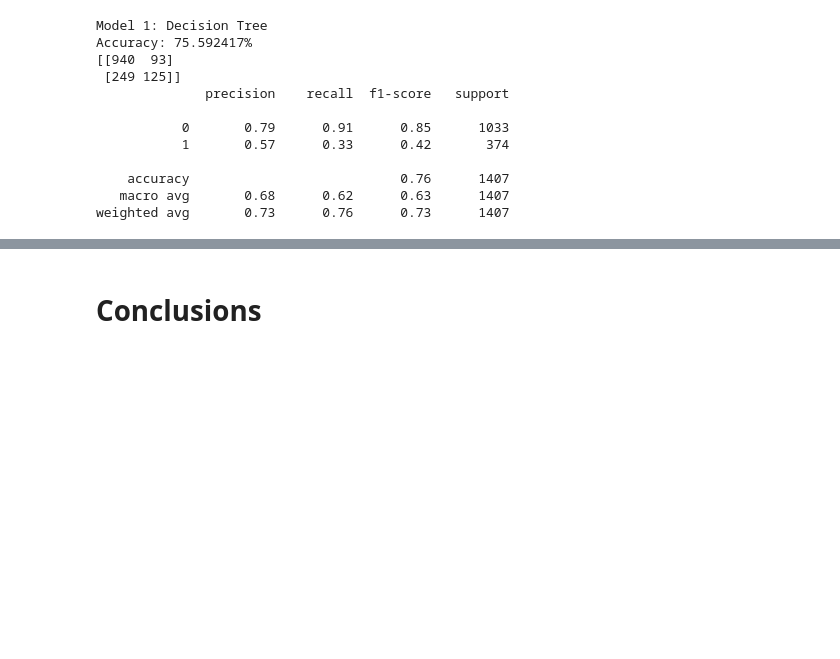
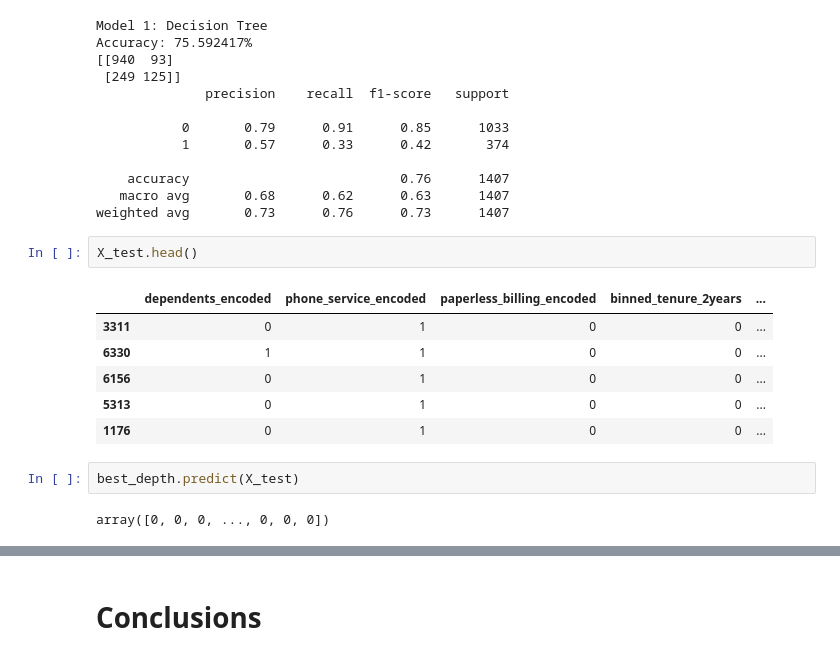
Before and after one commit to Severina7/Man_in_a_hole, a Jupyter notebook: DS_pipeline_Project1.ipynb, the cells around one changed output, grey strips where cells are left out. Drawn from its saved outputs; the diff is of its cells as text; blank space fills up the shorter version.

```diff
--- a/DS_pipeline_Project1.ipynb
+++ b/DS_pipeline_Project1.ipynb
@@ -1581,3 +1567,16 @@ Accuracy: 75.592417%
     accuracy                           0.76      1407
    macro avg       0.68      0.62      0.63      1407
 weighted avg       0.73      0.76      0.73      1407
+# %%
+X_test.head()
+# %% [output]
+|  | dependents_encoded | phone_service_encoded | paperless_billing_encoded | binned_tenure_2years | ... |
+| 3311 | 0 | 1 | 0 | 0 | ... |
+| 6330 | 1 | 1 | 0 | 0 | ... |
+| 6156 | 0 | 1 | 0 | 0 | ... |
+| 5313 | 0 | 1 | 0 | 0 | ... |
+| 1176 | 0 | 1 | 0 | 0 | ... |
+# %%
+best_depth.predict(X_test)
+# %% [output]
+array([0, 0, 0, ..., 0, 0, 0])
```
Also changed, not shown: parts of 21 cells of this notebook.
